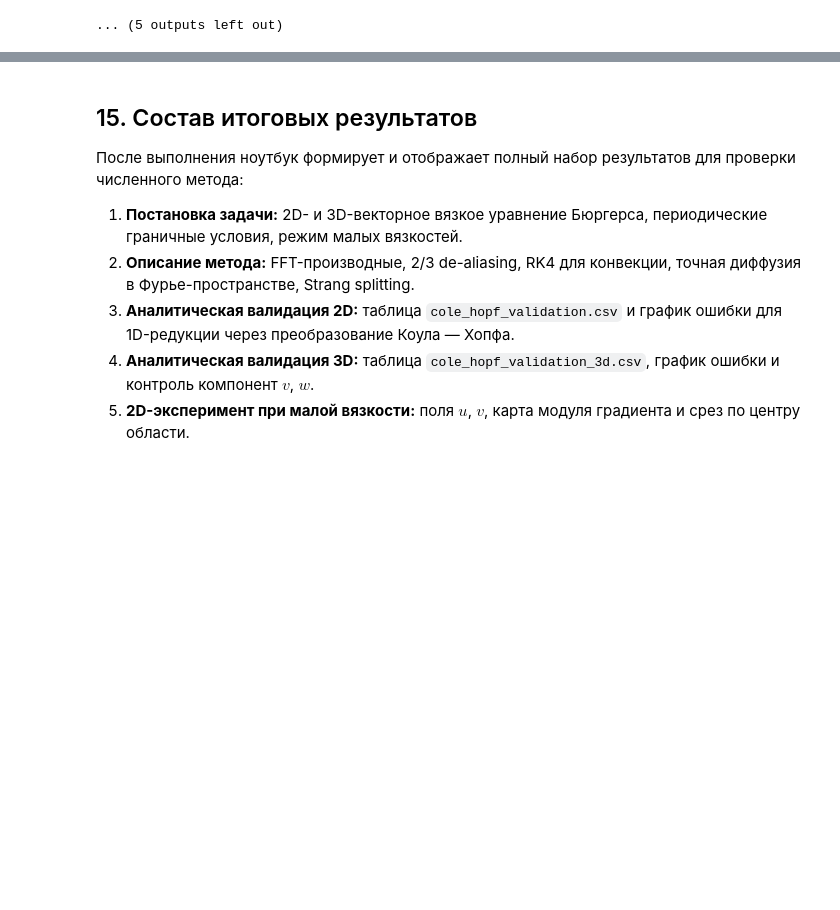
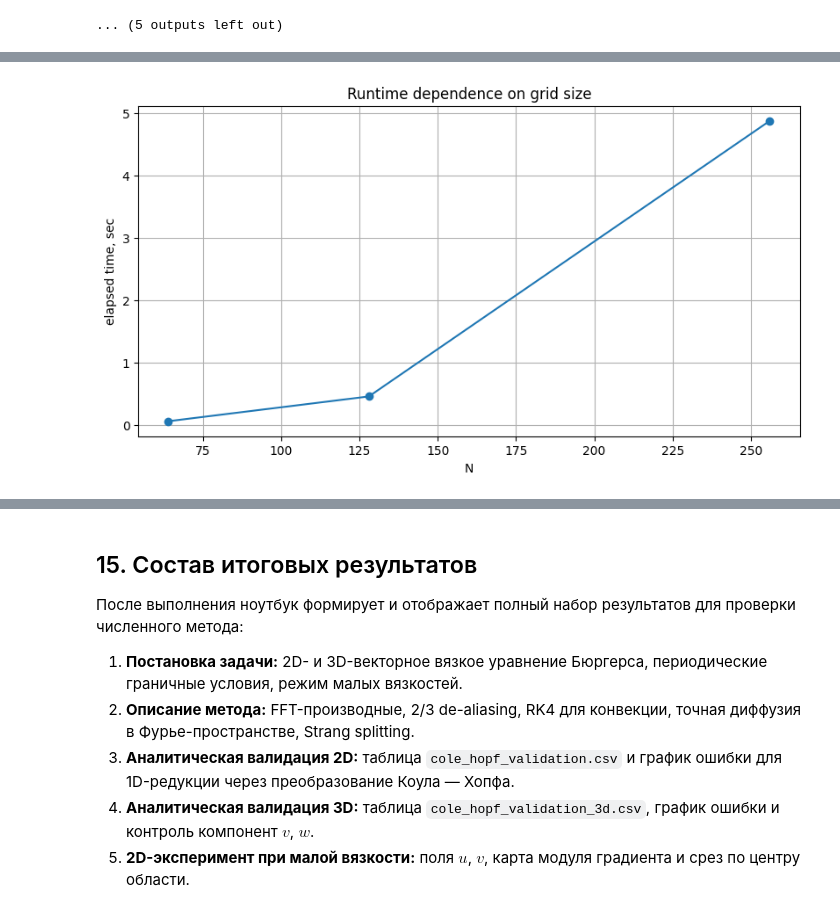
Before and after one commit to Kt280174/Burger-equation-2D-3D, a Jupyter notebook: Burgers_jax.ipynb, the cells around one changed output, grey strips where cells are left out. Saved outputs shown, nothing was run; the diff lists cells and outputs as text; code cells hidden in the pictures; blank space fills up the shorter version.

```diff
--- a/Burgers_jax.ipynb
+++ b/Burgers_jax.ipynb
@@ -1931,0 +2240,80 @@ if RUN_LOW_VISCOSITY_3D:
+# %%
+# ============================================================
+# Additional experiment: runtime dependence on grid size and number of steps
+# ============================================================
+
+RUN_TIMING_STUDY_2D = True
+
+def run_timing_study_2d(
+    n_values=(64, 128, 256),
+    nu=1e-2,
+    t_final=0.25,
+    cfl=0.20,
+):
+    rows = []
+
+    for n in n_values:
+        print(f"\nTiming run: N={n}, nu={nu:g}, T={t_final:g}, CFL={cfl}")
+
+        cfg = SimulationConfig(
+            nx=n,
+            ny=n,
+            nu=nu,
+            t_final=t_final,
+            cfl=cfl,
+            eps4=0.0,
+            filter_strength=0.0,
+        )
+
+        run = run_simulation(
+            cfg,
+            ic_2d_taylor_green_like,
+            save_snapshots=False,
+            progress=False,
+        )
+
+        rows.append({
+            "N": n,
+            "grid_points": n * n,
+            "nu": nu,
+            "T": t_final,
+            "CFL": cfl,
+            "steps": run["step"],
+            "elapsed_sec": run["elapsed_sec"],
+            "sec_per_step": run["elapsed_sec"] / max(run["step"], 1),
+            "energy": run["final_stats"]["energy"],
+            "max_grad": run["final_stats"]["max_grad"],
+        })
+
+    df = pd.DataFrame(rows)
+
+    save_dataframe_and_display(
+        df,
+        TABLE_DIR / "timing_study_2d_by_grid.csv",
+        "Зависимость времени расчёта от размера сетки"
+    )
+
+    fig, ax = plt.subplots(figsize=(8, 4.5), constrained_layout=True)
+    ax.plot(df["N"], df["elapsed_sec"], marker="o")
+    ax.set_xlabel("N")
+    ax.set_ylabel("elapsed time, sec")
+    ax.set_title("Runtime dependence on grid size")
+    ax.grid(True)
+    fig.savefig(IMG_DIR / "timing_study_2d_elapsed_vs_N.png", dpi=180)
+    plt.show()
+
+    fig, ax = plt.subplots(figsize=(8, 4.5), constrained_layout=True)
+    ax.plot(df["steps"], df["elapsed_sec"], marker="o")
+    ax.set_xlabel("number of time steps")
+    ax.set_ylabel("elapsed time, sec")
+    ax.set_title("Runtime dependence on number of time steps")
+    ax.grid(True)
+    fig.savefig(IMG_DIR / "timing_study_2d_elapsed_vs_steps.png", dpi=180)
+    plt.show()
+
+    return df
+
+
+if RUN_TIMING_STUDY_2D:
+    timing_study_2d_df = run_timing_study_2d()
+# %% [output]
@@ -1931,0 +2332 @@ if RUN_LOW_VISCOSITY_3D:
+[figure, added]
```
Also changed, not shown: parts of 4 cells of this notebook, 54 other files.
